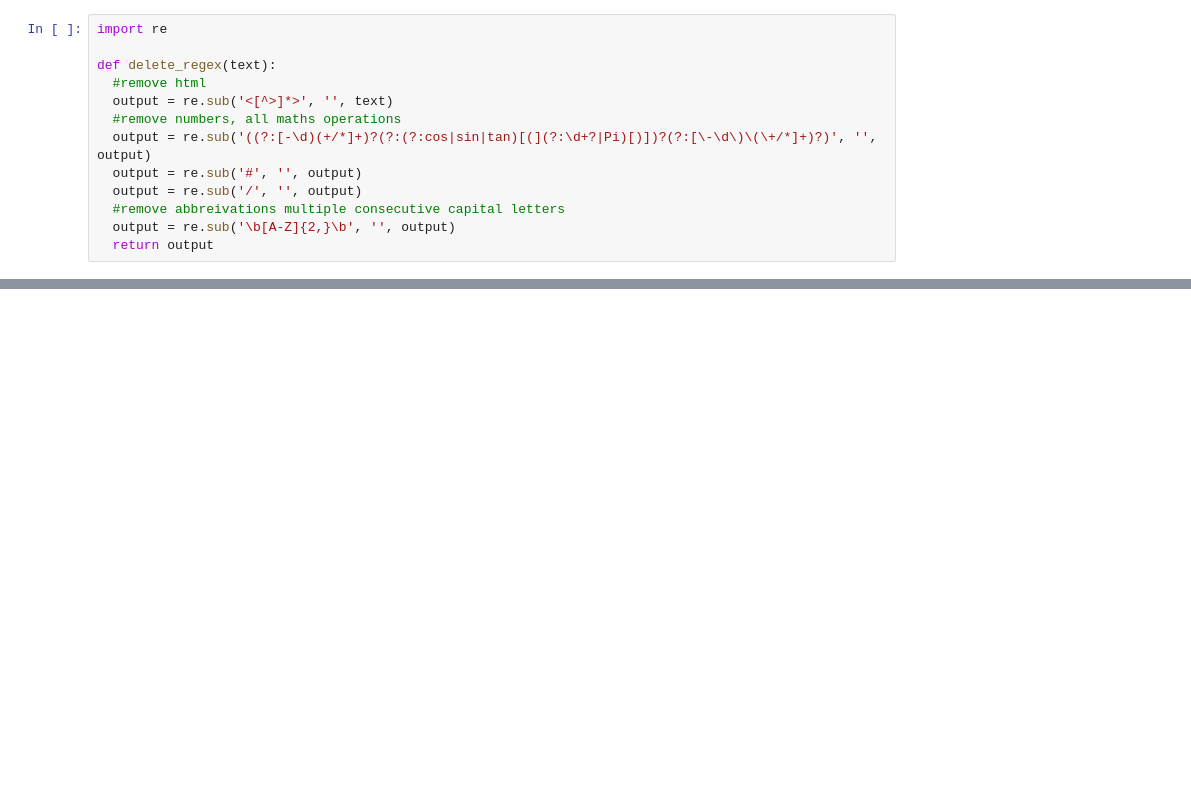
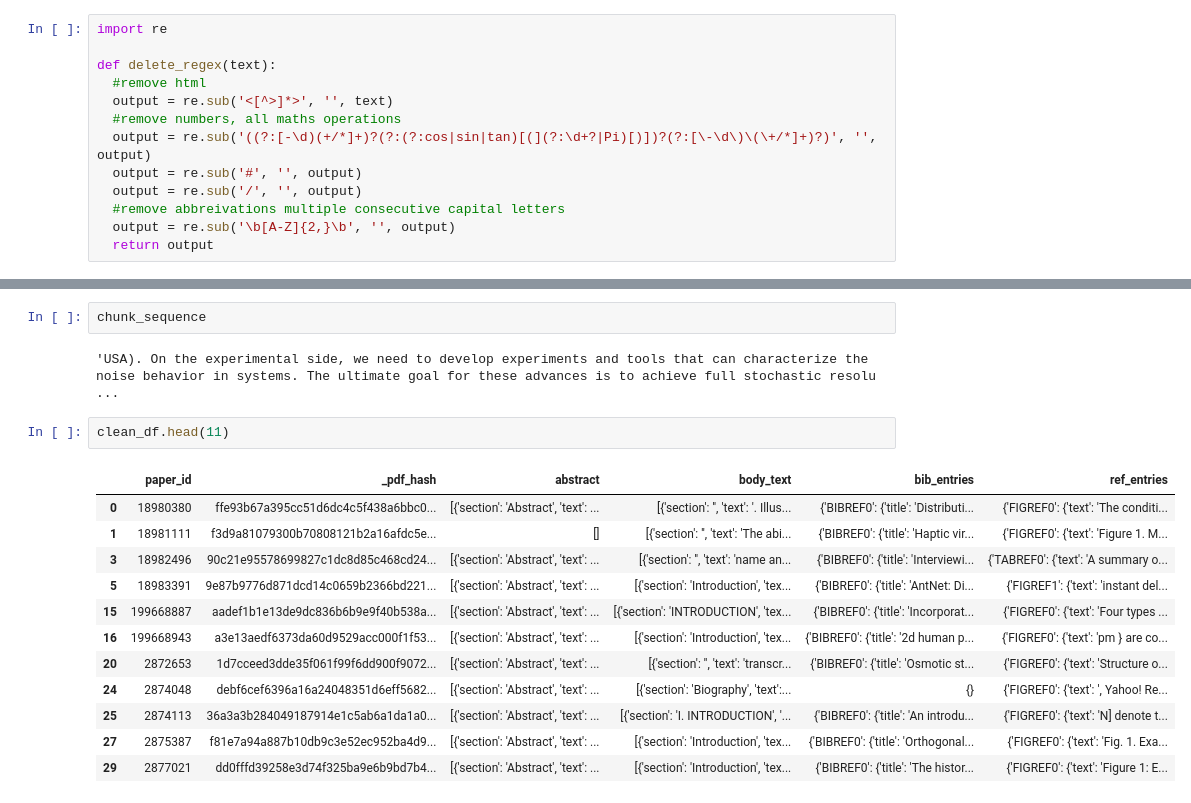
Before and after one commit to mhmdrdwn/medm, a Jupyter notebook: notebooks/vis.ipynb, the cells around one changed output, grey strips where cells are left out. Saved outputs shown, nothing was run; the diff lists cells and outputs as text; blank space fills up the shorter version.

```diff
--- a/notebooks/vis.ipynb
+++ b/notebooks/vis.ipynb
@@ -208,0 +310,19 @@ entities_dict
+# %%
+chunk_sequence
+# %% [output]
+'USA). On the experimental side, we need to develop experiments and tools that can characterize the noise behavior in systems. The ultimate goal for these advances is to achieve full stochastic resolu ...
+# %%
+clean_df.head(11)
+# %% [output]
+|  | paper_id | _pdf_hash | abstract | body_text | bib_entries | ref_entries |
+| 0 | 18980380 | ffe93b67a395cc51d6dc4c5f438a6bbc0... | [{'section': 'Abstract', 'text': ... | [{'section': '', 'text': '. Illus... | {'BIBREF0': {'title': 'Distributi... | {'FIGREF0': {'text': 'The conditi... |
+| 1 | 18981111 | f3d9a81079300b70808121b2a16afdc5e... | [] | [{'section': '', 'text': 'The abi... | {'BIBREF0': {'title': 'Haptic vir... | {'FIGREF0': {'text': 'Figure 1. M... |
+| 3 | 18982496 | 90c21e95578699827c1dc8d85c468cd24... | [{'section': 'Abstract', 'text': ... | [{'section': '', 'text': 'name an... | {'BIBREF0': {'title': 'Interviewi... | {'TABREF0': {'text': 'A summary o... |
+| 5 | 18983391 | 9e87b9776d871dcd14c0659b2366bd221... | [{'section': 'Abstract', 'text': ... | [{'section': 'Introduction', 'tex... | {'BIBREF0': {'title': 'AntNet: Di... | {'FIGREF1': {'text': 'instant del... |
+| 15 | 199668887 | aadef1b1e13de9dc836b6b9e9f40b538a... | [{'section': 'Abstract', 'text': ... | [{'section': 'INTRODUCTION', 'tex... | {'BIBREF0': {'title': 'Incorporat... | {'FIGREF0': {'text': 'Four types ... |
+| 16 | 199668943 | a3e13aedf6373da60d9529acc000f1f53... | [{'section': 'Abstract', 'text': ... | [{'section': 'Introduction', 'tex... | {'BIBREF0': {'title': '2d human p... | {'FIGREF0': {'text': 'pm } are co... |
+| 20 | 2872653 | 1d7cceed3dde35f061f99f6dd900f9072... | [{'section': 'Abstract', 'text': ... | [{'section': '', 'text': 'transcr... | {'BIBREF0': {'title': 'Osmotic st... | {'FIGREF0': {'text': 'Structure o... |
+| 24 | 2874048 | debf6cef6396a16a24048351d6eff5682... | [{'section': 'Abstract', 'text': ... | [{'section': 'Biography', 'text':... | {} | {'FIGREF0': {'text': ', Yahoo! Re... |
+| 25 | 2874113 | 36a3a3b284049187914e1c5ab6a1da1a0... | [{'section': 'Abstract', 'text': ... | [{'section': 'I. INTRODUCTION', '... | {'BIBREF0': {'title': 'An introdu... | {'FIGREF0': {'text': 'N] denote t... |
+| 27 | 2875387 | f81e7a94a887b10db9c3e52ec952ba4d9... | [{'section': 'Abstract', 'text': ... | [{'section': 'Introduction', 'tex... | {'BIBREF0': {'title': 'Orthogonal... | {'FIGREF0': {'text': 'Fig. 1. Exa... |
+| 29 | 2877021 | dd0fffd39258e3d74f325ba9e6b9bd7b4... | [{'section': 'Abstract', 'text': ... | [{'section': 'Introduction', 'tex... | {'BIBREF0': {'title': 'The histor... | {'FIGREF0': {'text': 'Figure 1: E... |
```
Also changed, not shown: parts of 29 cells of this notebook, 1 other file.
